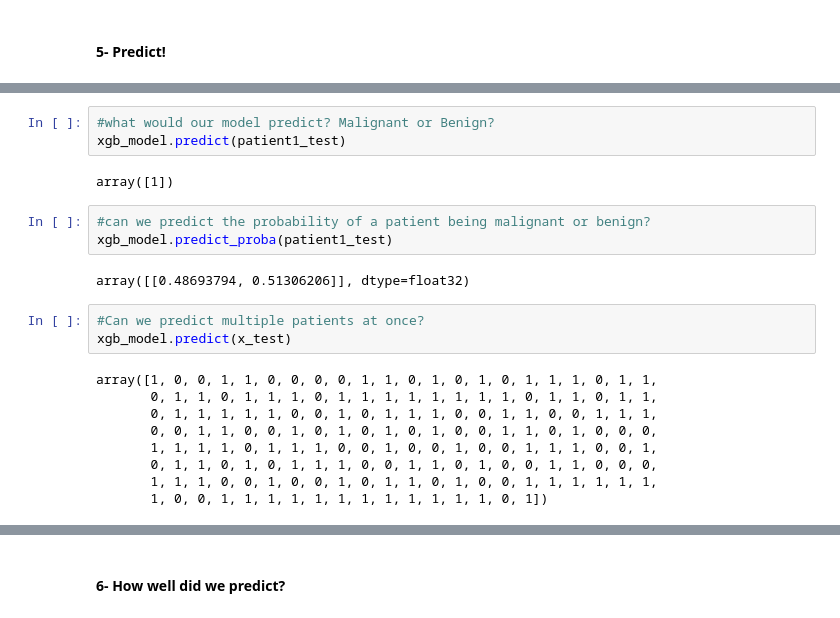
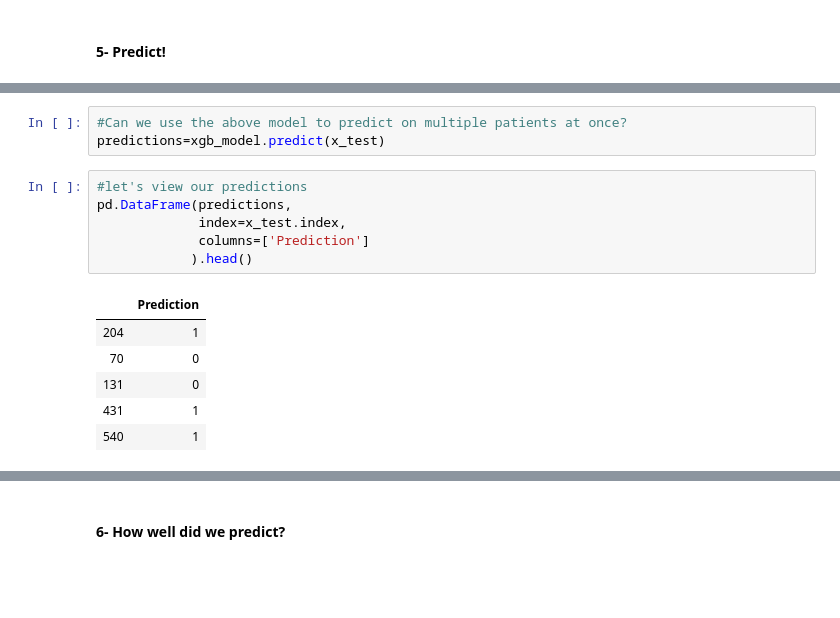
Before and after one commit to thecodinghive/notebooks, a Jupyter notebook: get_started_AI_cancer_classifier.ipynb, the cells around one changed output, grey strips where cells are left out. Cells and saved outputs as stored; diff of their text form; blank space fills up the shorter version.

```diff
--- a/get_started_AI_cancer_classifier.ipynb
+++ b/get_started_AI_cancer_classifier.ipynb
@@ -93,22 +86,16 @@ patient1_test
-# %%
-#what would our model predict? Malignant or Benign?
-xgb_model.predict(patient1_test)
-# %% [output]
-array([1])
-# %%
-#can we predict the probability of a patient being malignant or benign?
-xgb_model.predict_proba(patient1_test)
-# %% [output]
-array([[0.48693794, 0.51306206]], dtype=float32)
 # %%
-#Can we predict multiple patients at once?
-xgb_model.predict(x_test)
+#Can we use the above model to predict on multiple patients at once?
+predictions=xgb_model.predict(x_test)
-# %% [output]
-array([1, 0, 0, 1, 1, 0, 0, 0, 0, 1, 1, 0, 1, 0, 1, 0, 1, 1, 1, 0, 1, 1,
-       0, 1, 1, 0, 1, 1, 1, 0, 1, 1, 1, 1, 1, 1, 1, 1, 0, 1, 1, 0, 1, 1,
-       0, 1, 1, 1, 1, 1, 0, 0, 1, 0, 1, 1, 1, 0, 0, 1, 1, 0, 0, 1, 1, 1,
-       0, 0, 1, 1, 0, 0, 1, 0, 1, 0, 1, 0, 1, 0, 0, 1, 1, 0, 1, 0, 0, 0,
-       1, 1, 1, 1, 0, 1, 1, 1, 0, 0, 1, 0, 0, 1, 0, 0, 1, 1, 1, 0, 0, 1,
-       0, 1, 1, 0, 1, 0, 1, 1, 1, 0, 0, 1, 1, 0, 1, 0, 0, 1, 1, 0, 0, 0,
-       1, 1, 1, 0, 0, 1, 0, 0, 1, 0, 1, 1, 0, 1, 0, 0, 1, 1, 1, 1, 1, 1,
-       1, 0, 0, 1, 1, 1, 1, 1, 1, 1, 1, 1, 1, 1, 1, 0, 1])
+# %%
+#let's view our predictions
+pd.DataFrame(predictions,
+             index=x_test.index,
+             columns=['Prediction']
+            ).head()
+# %% [output]
+|  | Prediction |
+| 204 | 1 |
+| 70 | 0 |
+| 131 | 0 |
+| 431 | 1 |
+| 540 | 1 |
```
Also changed, not shown: parts of 7 cells of this notebook, 1 other file.
